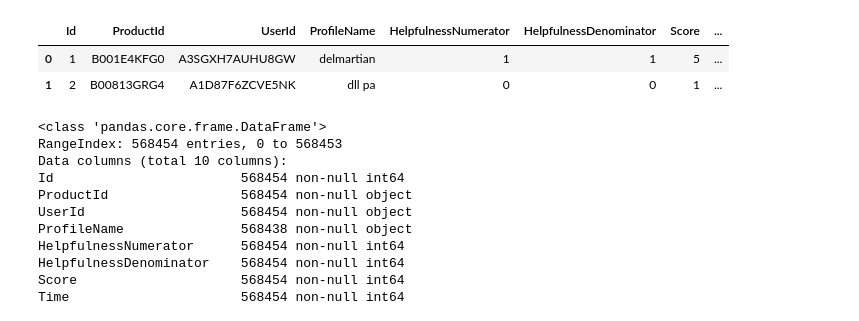
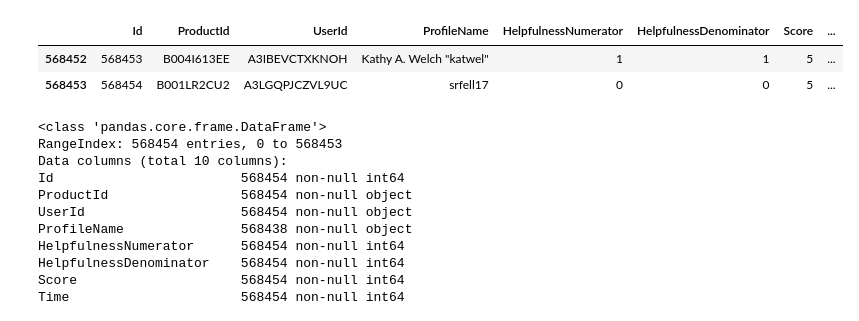
Before and after one commit to javadzabihi/Amazon_Reviews, a Jupyter notebook: Amazon_Reviews.ipynb, the cells around one changed output. Drawn from its saved outputs; the diff is of its cells as text; code cells hidden in the pictures.

```diff
--- a/Amazon_Reviews.ipynb
+++ b/Amazon_Reviews.ipynb
@@ -7,11 +8,11 @@ sns.set_style('darkgrid')
 # %%
 data = pd.read_csv('/Users/javadzabihi/Downloads/IS698 project/Reviews.csv')
 # %%
-data.head(2)
+data.tail(2)
 # %% [output]
 |  | Id | ProductId | UserId | ProfileName | HelpfulnessNumerator | HelpfulnessDenominator | Score | ... |
-| 0 | 1 | B001E4KFG0 | A3SGXH7AUHU8GW | delmartian | 1 | 1 | 5 | ... |
-| 1 | 2 | B00813GRG4 | A1D87F6ZCVE5NK | dll pa | 0 | 0 | 1 | ... |
+| 568452 | 568453 | B004I613EE | A3IBEVCTXKNOH | Kathy A. Welch "katwel" | 1 | 1 | 5 | ... |
+| 568453 | 568454 | B001LR2CU2 | A3LGQPJCZVL9UC | srfell17 | 0 | 0 | 5 | ... |
 # %%
 data.info()
 # %% [output]
```
Also changed, not shown: parts of 26 cells of this notebook.
